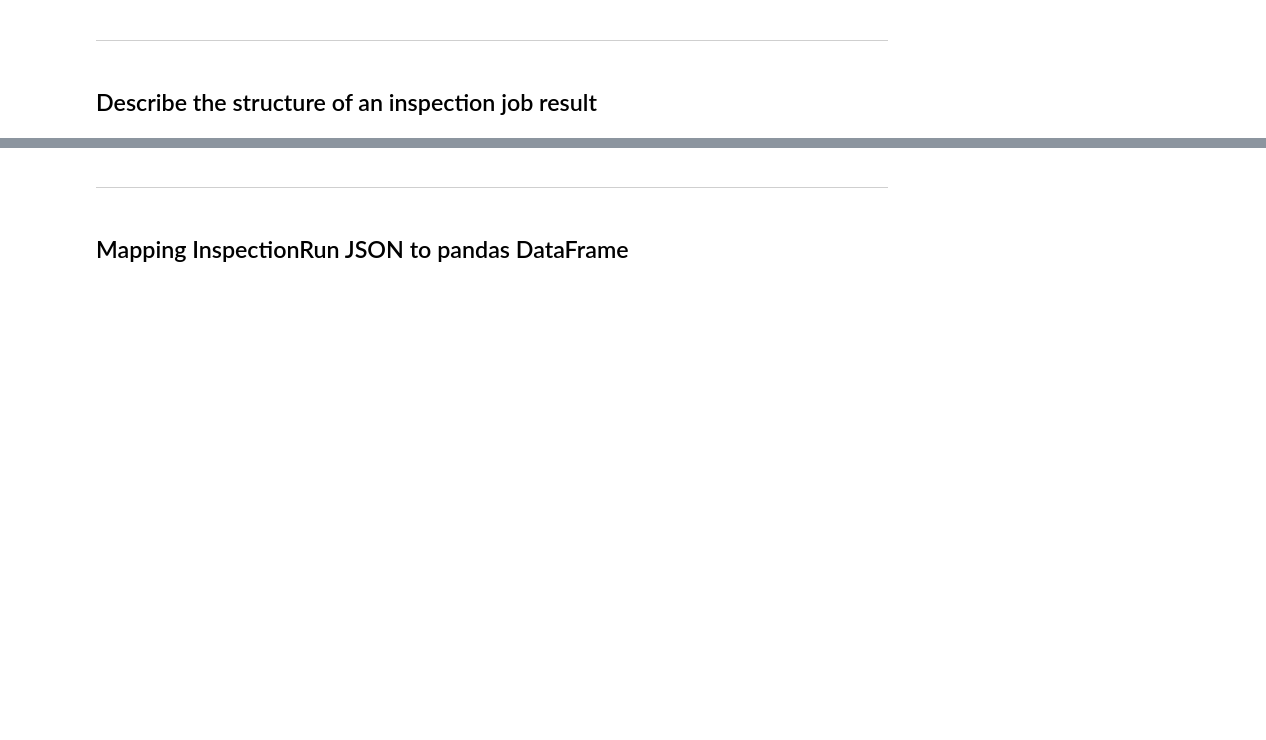
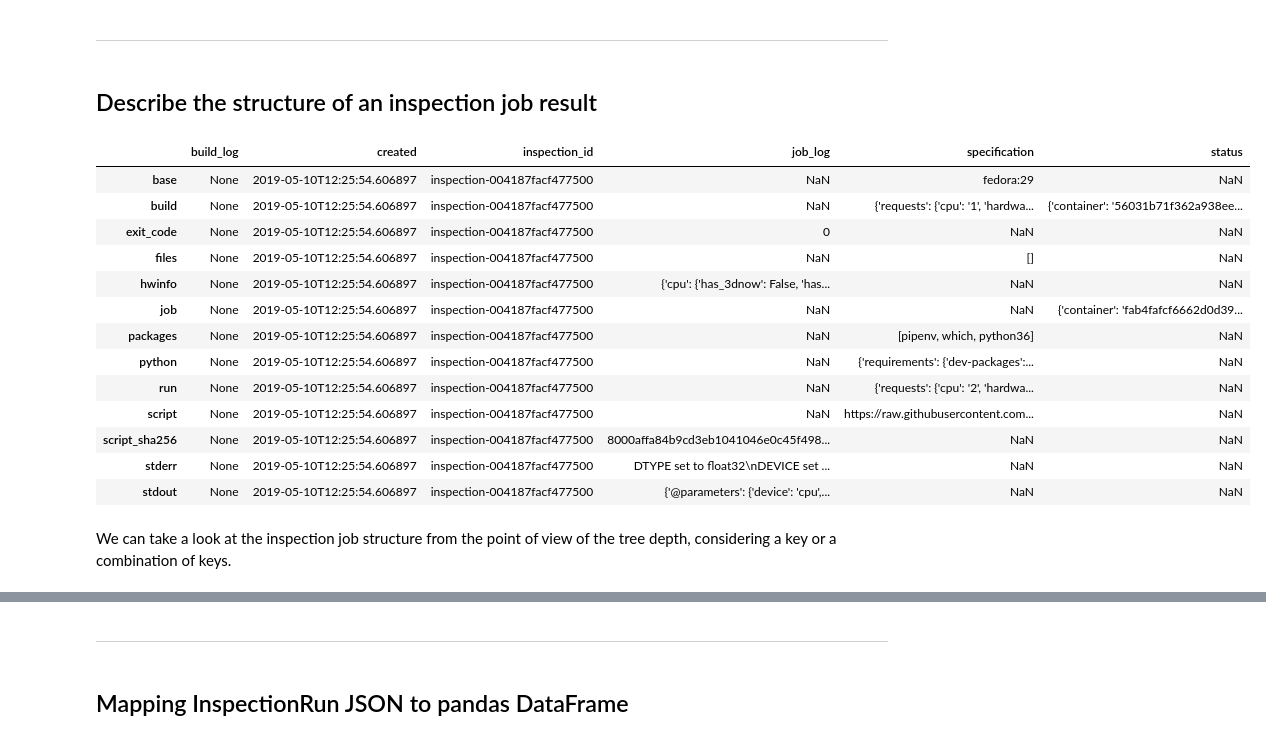
Before and after one commit to thoth-station/notebooks, a Jupyter notebook: notebooks/development/Amun InspectionRun Analysis .ipynb, the cells around one changed output, grey strips where cells are left out. Drawn from its saved outputs; the diff is of its cells as text; code cells hidden in the pictures; blank space fills up the shorter version.

Commit message:
Describe inspection job json structure

```diff
--- a/notebooks/development/Amun InspectionRun Analysis .ipynb
+++ b/notebooks/development/Amun InspectionRun Analysis .ipynb
@@ -59,3 +54,25 @@ inspection_store.connect()
 ---
 # %% [markdown]
 ## Describe the structure of an inspection job result
+# %%
+import pandas as pd
+pd.set_option('max_colwidth', 800)
+# %%
+#Create a dataframe from the json as it is provided
+dft = pd.DataFrame(doc)
+dft
+# %% [output]
+|  | build_log | created | inspection_id | job_log | specification | status |
+| base | None | 2019-05-10T12:25:54.606897 | inspection-004187facf477500 | NaN | fedora:29 | NaN |
+| build | None | 2019-05-10T12:25:54.606897 | inspection-004187facf477500 | NaN | {'requests': {'cpu': '1', 'hardwa... | {'container': '56031b71f362a938ee... |
+| exit_code | None | 2019-05-10T12:25:54.606897 | inspection-004187facf477500 | 0 | NaN | NaN |
+| files | None | 2019-05-10T12:25:54.606897 | inspection-004187facf477500 | NaN | [] | NaN |
+| hwinfo | None | 2019-05-10T12:25:54.606897 | inspection-004187facf477500 | {'cpu': {'has_3dnow': False, 'has... | NaN | NaN |
+| job | None | 2019-05-10T12:25:54.606897 | inspection-004187facf477500 | NaN | NaN | {'container': 'fab4fafcf6662d0d39... |
+| packages | None | 2019-05-10T12:25:54.606897 | inspection-004187facf477500 | NaN | [pipenv, which, python36] | NaN |
+| python | None | 2019-05-10T12:25:54.606897 | inspection-004187facf477500 | NaN | {'requirements': {'dev-packages':... | NaN |
+| run | None | 2019-05-10T12:25:54.606897 | inspection-004187facf477500 | NaN | {'requests': {'cpu': '2', 'hardwa... | NaN |
+| script | None | 2019-05-10T12:25:54.606897 | inspection-004187facf477500 | NaN | https://raw.githubusercontent.com... | NaN |
+| script_sha256 | None | 2019-05-10T12:25:54.606897 | inspection-004187facf477500 | 8000affa84b9cd3eb1041046e0c45f498... | NaN | NaN |
+| stderr | None | 2019-05-10T12:25:54.606897 | inspection-004187facf477500 | DTYPE set to float32\nDEVICE set ... | NaN | NaN |
+| stdout | None | 2019-05-10T12:25:54.606897 | inspection-004187facf477500 | {'@parameters': {'device': 'cpu',... | NaN | NaN |
@@ -61,0 +118,2 @@ inspection_store.connect()
+# %% [markdown]
+We can take a look at the inspection job structure from the point of view of the tree depth, considering a key or a combination of keys.
```
Also changed, not shown: parts of 9 cells of this notebook, 1 other file.
